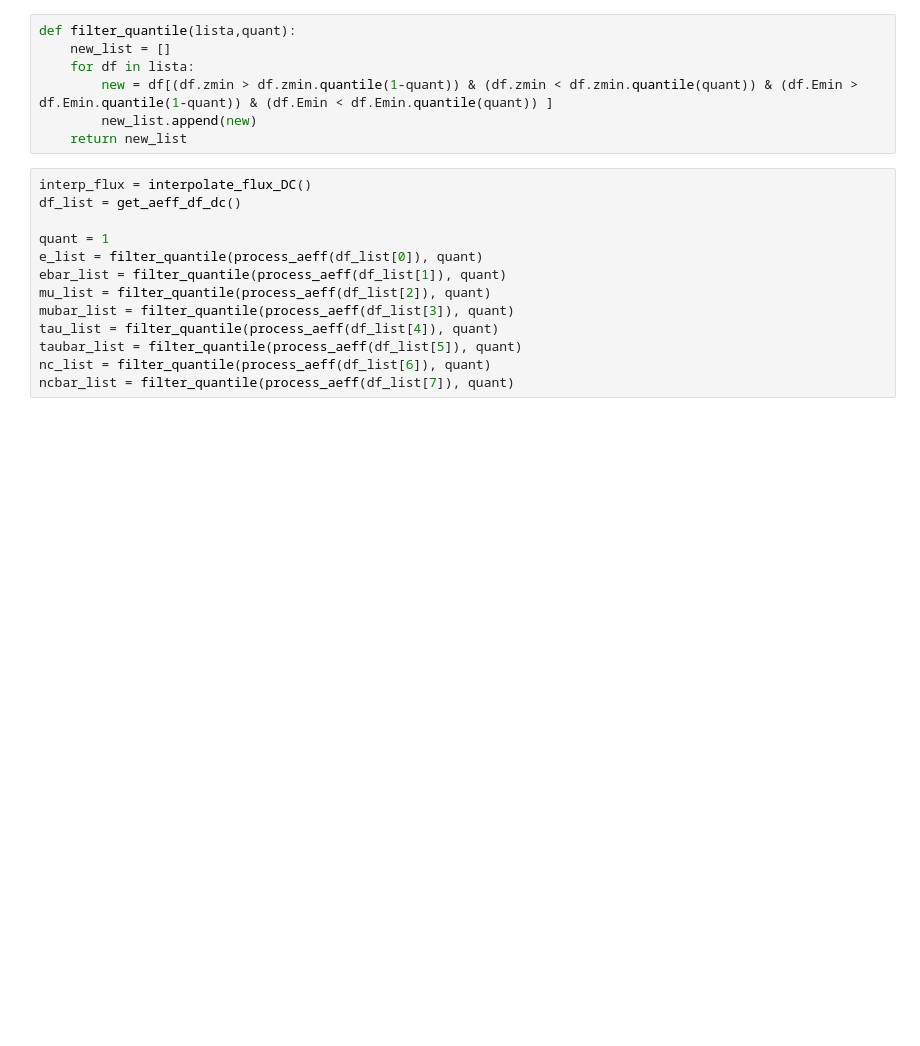
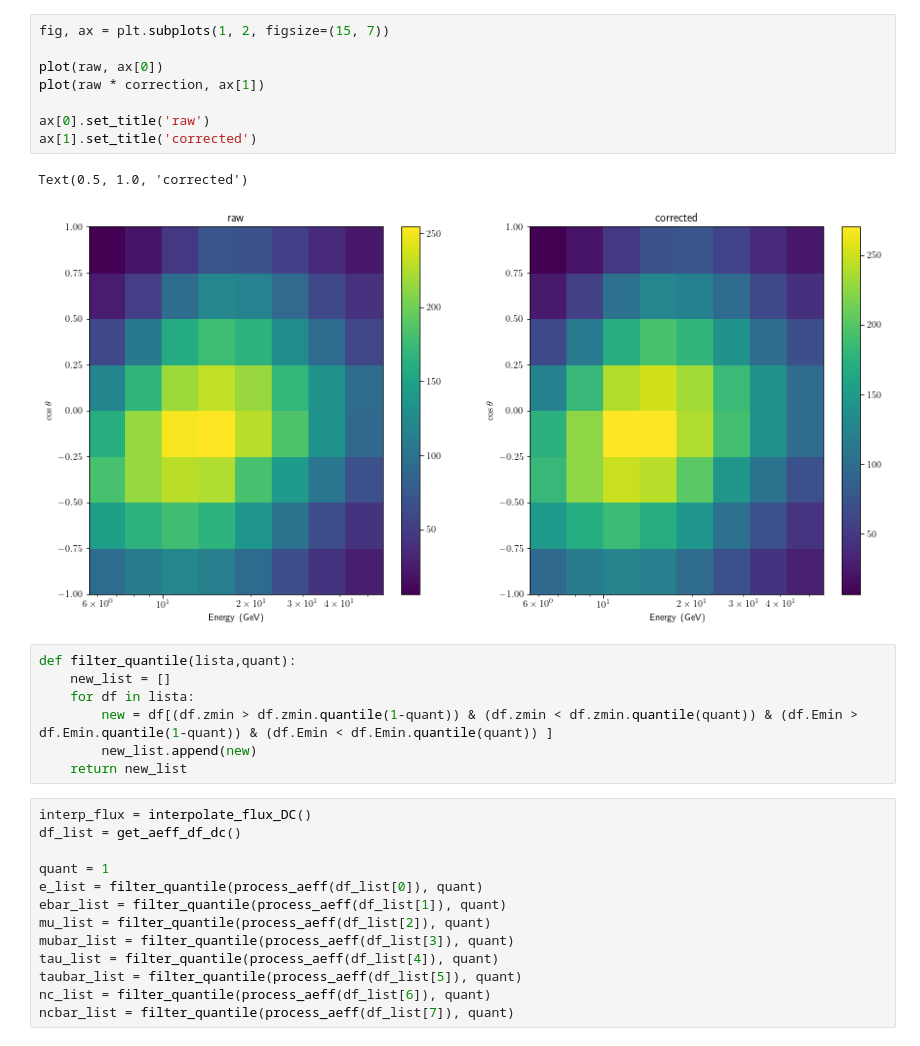
Before and after one commit to Sjoeborg/thesis, a Jupyter notebook: notebooks/DC/inspectDataDC.ipynb, the cells around one changed output. Cells and saved outputs as stored; diff of their text form; blank space fills up the shorter version.

```diff
--- a/notebooks/DC/inspectDataDC.ipynb
+++ b/notebooks/DC/inspectDataDC.ipynb
@@ -24,3 +141,14 @@ matplotlib.rc('text.latex', preamble=r'\usepackage{amsmath}')
+# %%
+fig, ax = plt.subplots(1, 2, figsize=(15, 7))
+
+plot(raw, ax[0])
+plot(raw * correction, ax[1])
+
+ax[0].set_title('raw')
+ax[1].set_title('corrected')
+# %% [output]
+Text(0.5, 1.0, 'corrected')
+[figure, added]
 # %%
 def filter_quantile(lista,quant):
     new_list = []
```
Also changed, not shown: parts of 22 cells of this notebook, 3 other files.
